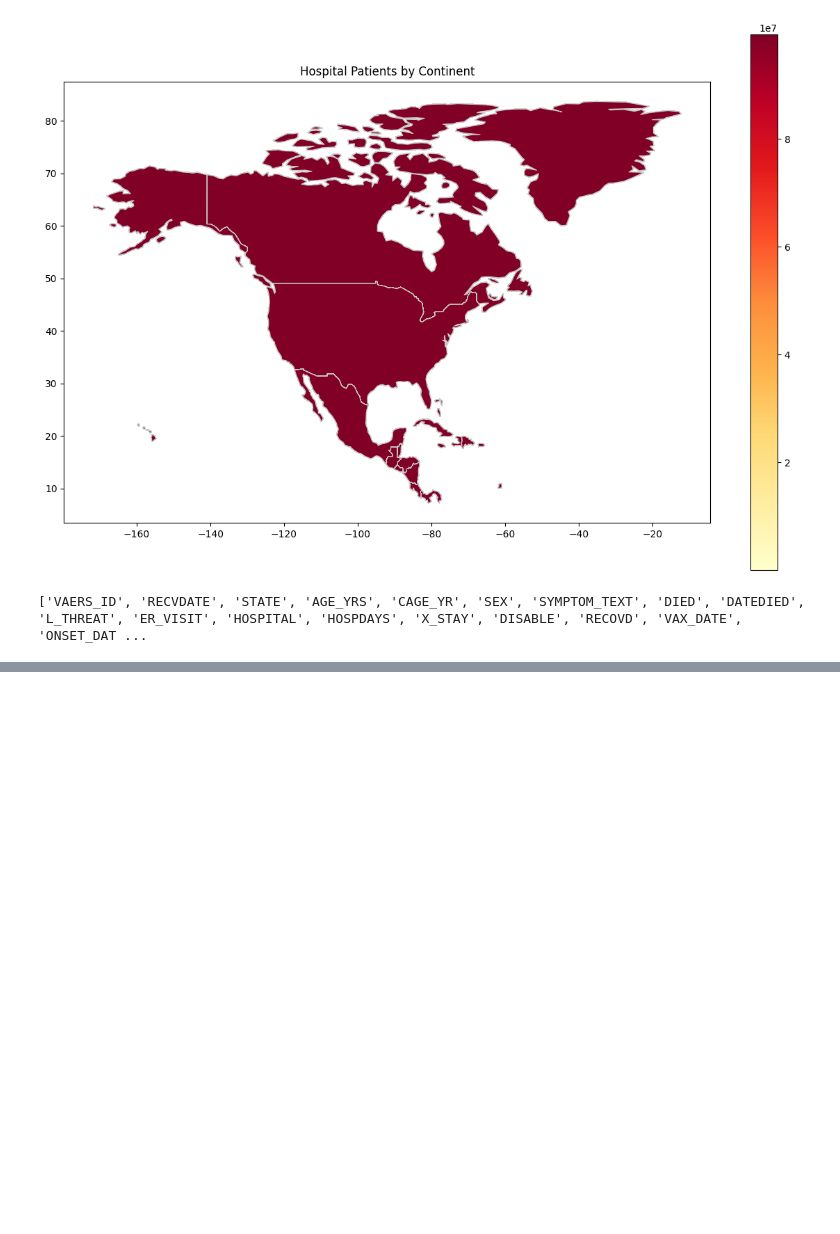
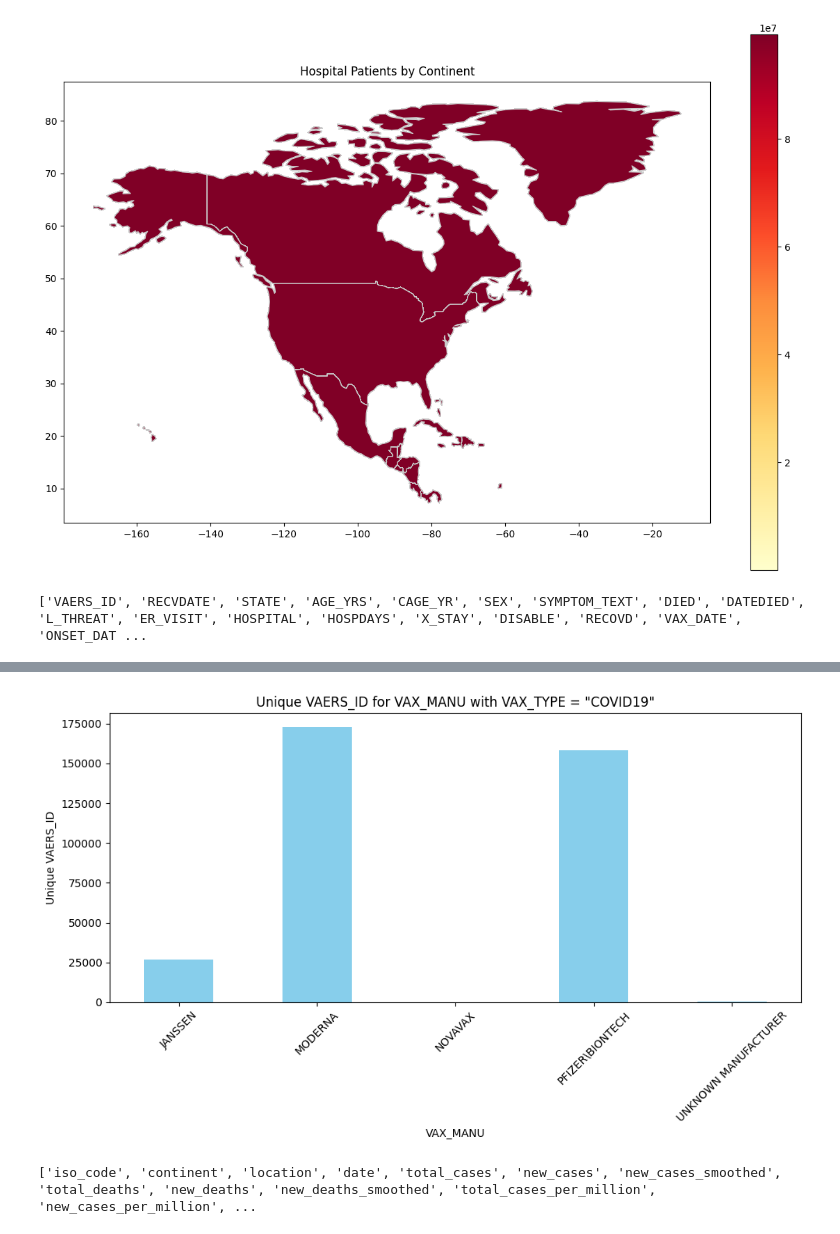
Before and after one commit to Rutu136/COMP4710-World-Vaccine-Adverse-Reactions, a Jupyter notebook: Group8_covid_visualization.ipynb, the cells around one changed output, grey strips where cells are left out. Drawn from its saved outputs; the diff is of its cells as text; code cells hidden in the pictures; blank space fills up the shorter version.

```diff
--- a/Group8_covid_visualization.ipynb
+++ b/Group8_covid_visualization.ipynb
@@ -154,0 +168,33 @@ plt.show()
+# %%
+import pandas as pd
+import matplotlib.pyplot as plt
+
+# Read the three CSV files
+file_paths = ["cleaned_vers_data_2020.csv", "cleaned_vers_data_2021.csv", "cleaned_vers_data_2022.csv"]
+dfs = [pd.read_csv(file_path) for file_path in file_paths]
+
+# Concatenate the dataframes
+df = pd.concat(dfs)
+
+# Filter the data for VAX_TYPE = 'COVID19'
+df_covid19 = df[df['VAX_TYPE'] == 'COVID19']
+
+# Group by VAX_MANU and count unique VAERS_ID
+grouped = df_covid19.groupby('VAX_MANU')['VAERS_ID'].nunique()
+
+# Plot the data
+plt.figure(figsize=(10, 6))
+grouped.plot(kind='bar', color='skyblue')
+plt.title('Unique VAERS_ID for VAX_MANU with VAX_TYPE = "COVID19"')
+plt.xlabel('VAX_MANU')
+plt.ylabel('Unique VAERS_ID')
+plt.xticks(rotation=45)
+plt.tight_layout()
+plt.show()
+# %% [output]
+[figure, added]
+# %%
+total_vac = pd.read_csv("covid-19_vaccination_US_Data_2020-2022.csv")
+print(total_vac.columns.tolist())
+# %% [output]
+['iso_code', 'continent', 'location', 'date', 'total_cases', 'new_cases', 'new_cases_smoothed', 'total_deaths', 'new_deaths', 'new_deaths_smoothed', 'total_cases_per_million', 'new_cases_per_million', ...
```
Also changed, not shown: parts of 7 cells of this notebook.
